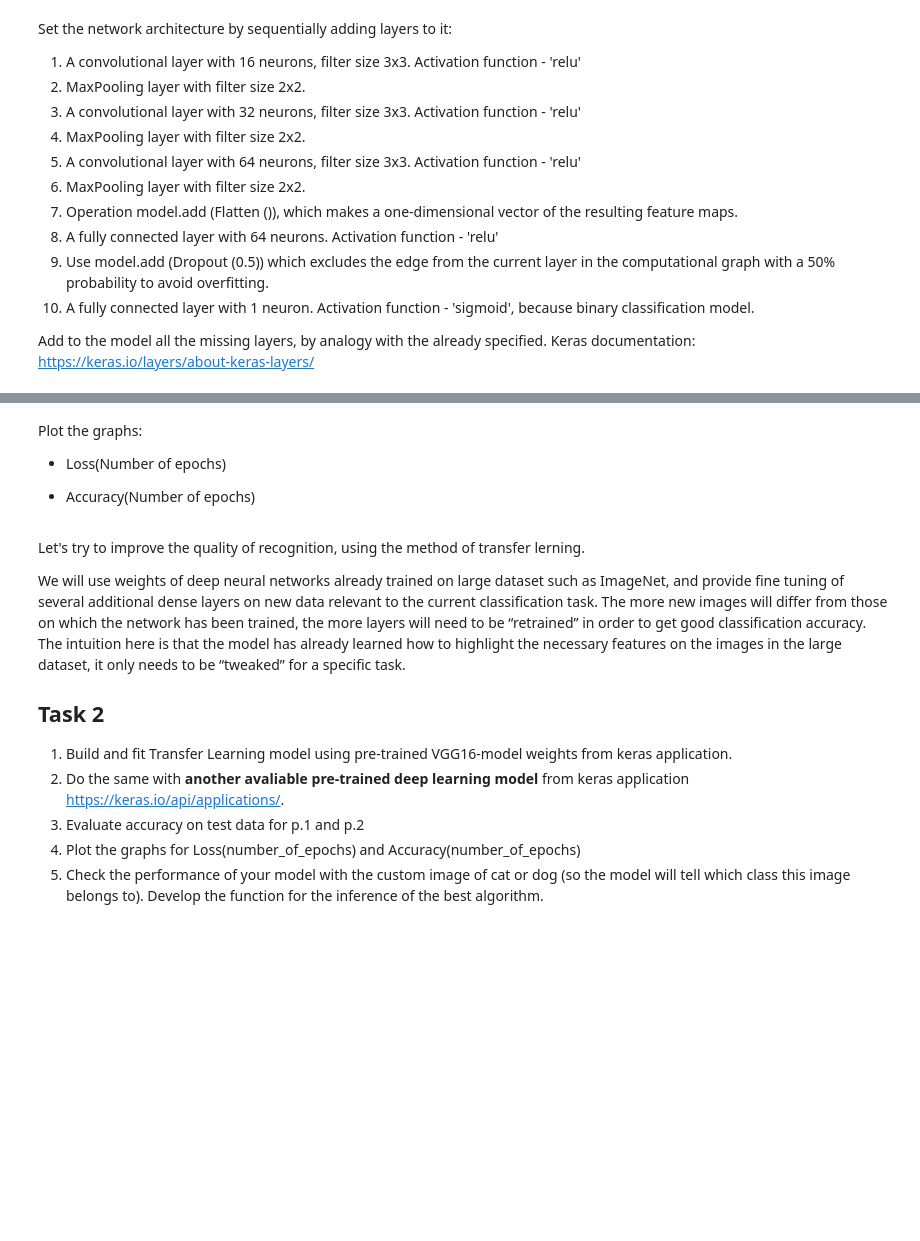
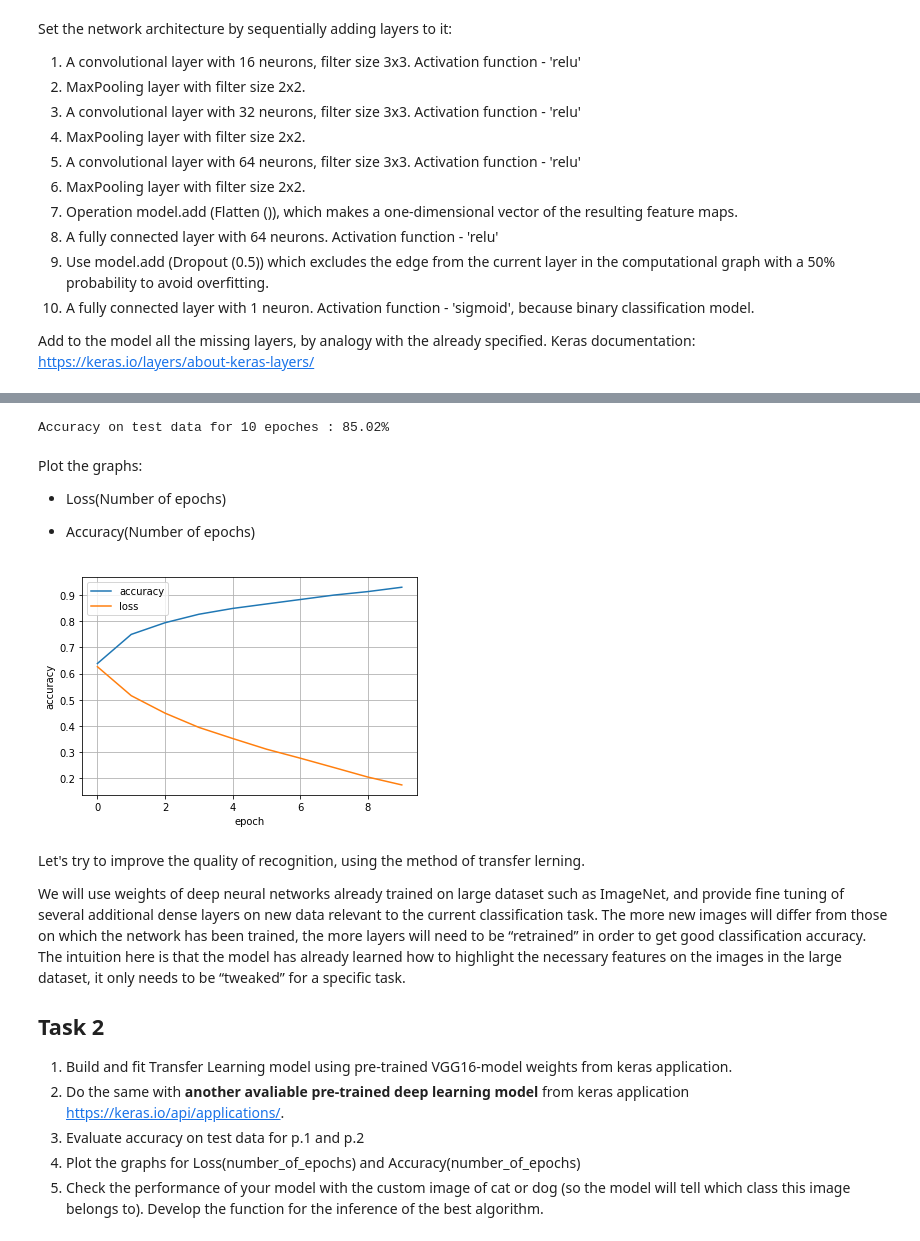
Before and after one commit to zer0deck/MLT, a Jupyter notebook: Lab_5/task5.ipynb, the cells around one changed output, grey strips where cells are left out. Drawn from its saved outputs; the diff is of its cells as text; code cells hidden in the pictures; blank space fills up the shorter version.

```diff
--- a/Lab_5/task5.ipynb
+++ b/Lab_5/task5.ipynb
@@ -34,9 +39,9 @@ This has _already_ been done: in the Cats_and_Dogs directory there are three sub
 # %%
 # Initialize the folders with train, test and validation datasets (in "/My Drive/..." or from your local repository where you have downloaded data):
 
-train = 'Dataset/train/..'
-val =   'Dataset/val/..'
-test =  'Dataset/test/..'
+train = r'Dataset/train'
+val =   r'Dataset/val'
+test =  r'Dataset/test'
 
 # The shape of the RGB image
 img_width, img_height, channels = 150, 150, 3 # you can try different sizes
@@ -50,11 +55,11 @@ input_shape = (img_width, img_height, 3)
 # minibatch size
 batch_size = 64
 # train set size
-nb_train_samples = 20
+nb_train_samples = 20000
 # validation set size
-nb_validation_samples = 20
+nb_validation_samples = 2490
 # test set size
-nb_test_samples = 20
+nb_test_samples = 2500
 # %% [markdown]
 ## Prepare the data.
 
@@ -142,16 +142,10 @@ model.compile(loss='binary_crossentropy',
 # 1 epoch of training on a CPU will take 4-6 minutes. The GPU is an ~order of magnitude faster.
 # THE FIRST EPOCH USUALLY TAKES MUCH LARGER TIME AS KERAS SHOULD BUILD THE COMPUTATIONAL GRAPH
 
-model.fit_generator(
+history_cnn = model.fit_generator(
     train_generator,
     steps_per_epoch=nb_train_samples // batch_size,
     epochs=10, # try different number of epochs: 10, 15, 20; check the loss and accuracy;
     validation_data=val_generator,
     validation_steps=nb_validation_samples // batch_size)
-# model.fit_generator(
-#     train_generator,
-#     steps_per_epoch=nb_train_samples // batch_size,
-#     epochs=10,
-#     validation_data=val_generator,
-#     validation_steps=nb_validation_samples // batch_size)
 # %% [output]
@@ -161,8 +173,9 @@ ValueError: Unexpected result of `train_function` (Empty logs). Please use `Mode
 # %%
 # NOTE: if the accuracy on test data after 15 epochs is less than 80% smth goes wrong
-
 scores = model.evaluate_generator(test_generator, nb_test_samples // batch_size)
-print("Accuracy on test data: %.2f%%" % (scores[1]*100))
+print("Accuracy on test data for 10 epoches : %.2f%%" % (scores[1]*100))
+# %% [output]
+Accuracy on test data for 10 epoches : 85.02%
 # %% [markdown]
 Plot the graphs:
 
@@ -179,3 +185,20 @@ plt.show()
+# %%
+def print_accur_loss(model_history):
+  # summarize history for loss
+  plt.plot(model_history.history['accuracy'])
+  plt.plot(model_history.history['loss'])
+  # plt.xlim(0,9)
+  plt.grid()
+  plt.ylabel('accuracy')
+  plt.xlabel('epoch')
+  plt.legend(['accuracy', 'loss'], loc='best')
+  plt.show()
+# %%
+
+# summarize history for loss
+print_accur_loss(history_cnn) # Take the last
+# %% [output]
+[figure, added]
 # %% [markdown]
 Let's try to improve the quality of recognition, using the method of transfer lerning.
 
```
Also changed, not shown: parts of 28 cells of this notebook, 1 other file.
